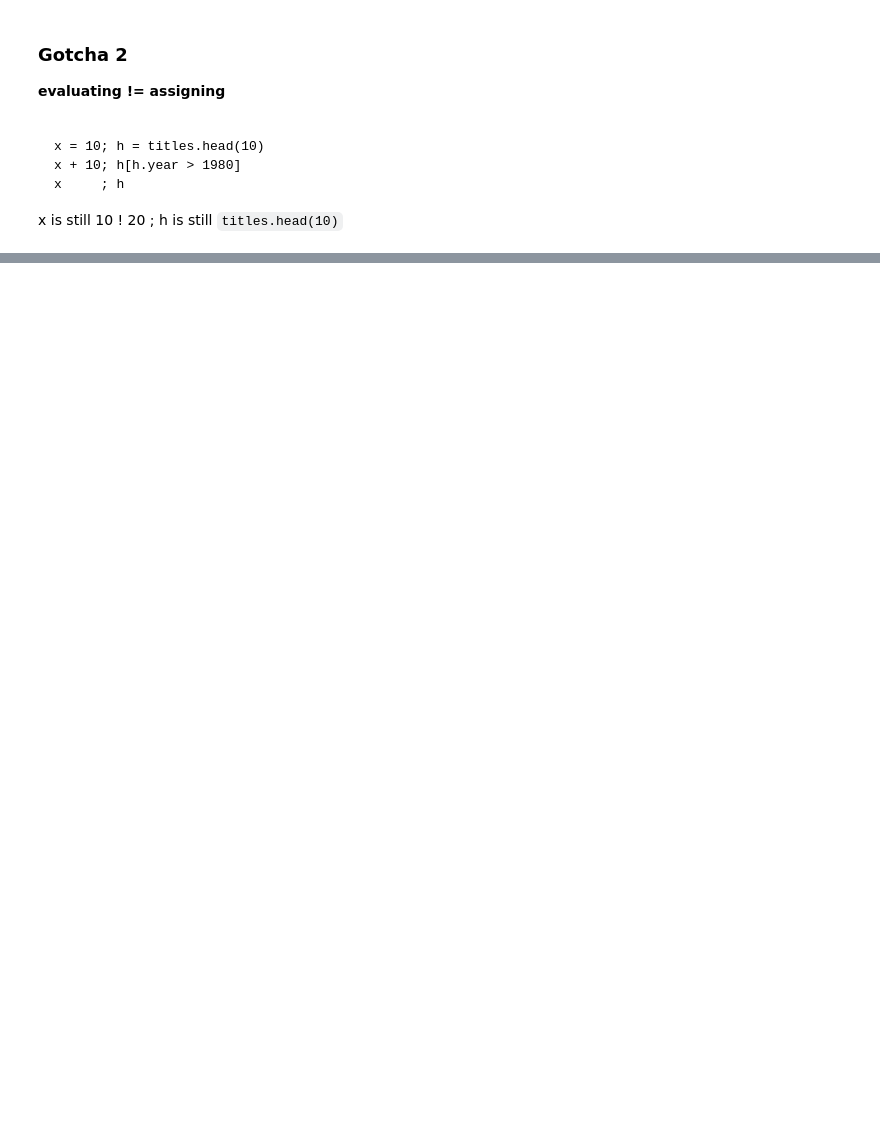
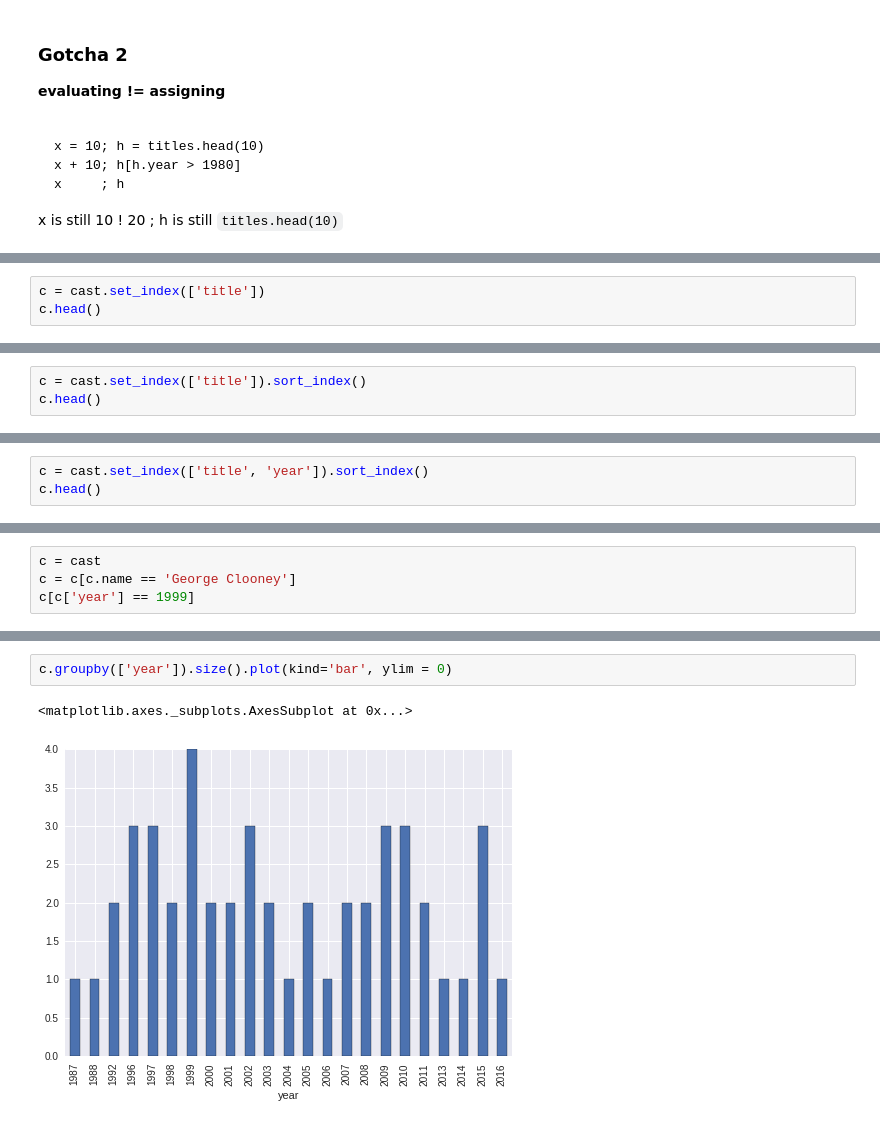
Before and after one commit to mahendra-r/py_random_notes, a Jupyter notebook: Pandas.ipynb, the cells around one changed output, grey strips where cells are left out. Saved outputs shown, nothing was run; the diff lists cells and outputs as text; blank space fills up the shorter version.

```diff
--- a/Pandas.ipynb
+++ b/Pandas.ipynb
@@ -170,0 +203,3 @@ x is still 10 ! 20 ; h is still `titles.head(10)`
+# %%
+c = cast.set_index(['title'])
+c.head()
@@ -170,0 +244,3 @@ x is still 10 ! 20 ; h is still `titles.head(10)`
+# %%
+c = cast.set_index(['title']).sort_index()
+c.head()
@@ -170,0 +278,3 @@ x is still 10 ! 20 ; h is still `titles.head(10)`
+# %%
+c = cast.set_index(['title', 'year']).sort_index()
+c.head()
@@ -170,0 +333,4 @@ x is still 10 ! 20 ; h is still `titles.head(10)`
+# %%
+c = cast
+c = c[c.name == 'George Clooney']
+c[c['year'] == 1999]
@@ -170,0 +399,5 @@ x is still 10 ! 20 ; h is still `titles.head(10)`
+# %%
+c.groupby(['year']).size().plot(kind='bar', ylim = 0)
+# %% [output]
+<matplotlib.axes._subplots.AxesSubplot at 0x...>
+[figure, added]
```
Also changed, not shown: parts of 58 cells of this notebook, 3 other files.
